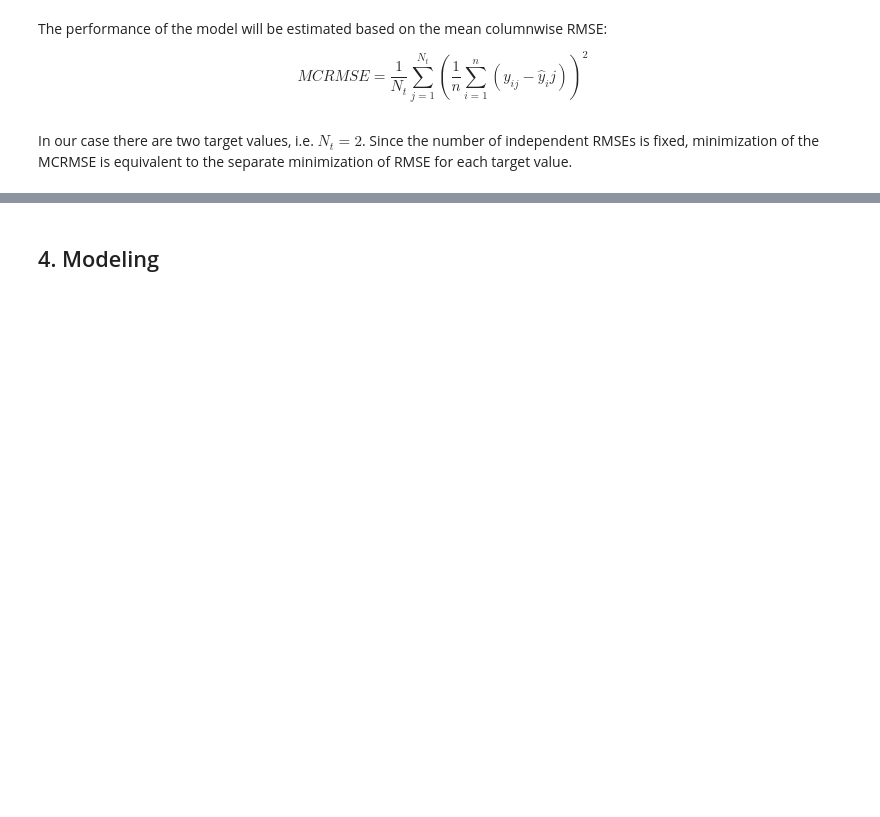
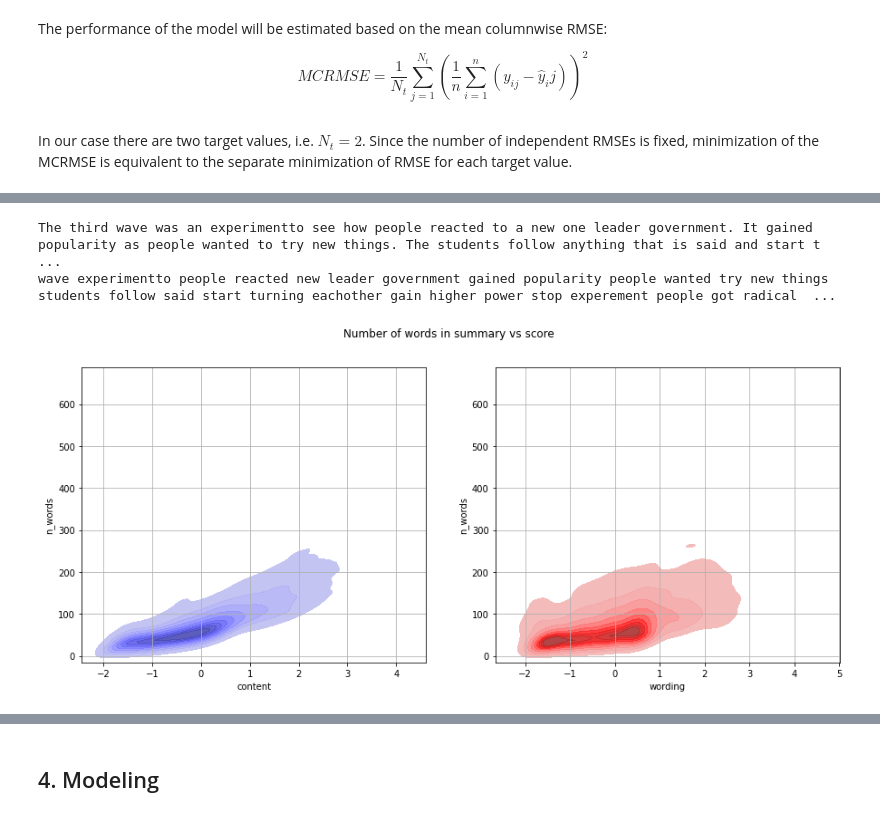
Before and after one commit to EvgeniyAzarov/iasa_nlp_homeworks, a Jupyter notebook: HW1_formalization_of_ml_task/hw1.ipynb, the cells around one changed output, grey strips where cells are left out. Cells and saved outputs as stored; diff of their text form; code cells hidden in the pictures; blank space fills up the shorter version.

```diff
--- a/HW1_formalization_of_ml_task/hw1.ipynb
+++ b/HW1_formalization_of_ml_task/hw1.ipynb
@@ -144,0 +164,46 @@ In our case there are two target values, i.e. $N_t = 2$. Since the number of ind
+# %%
+stop_words = stopwords.words("english")
+df['n_stopwords'] = df.apply(lambda x: len(set(x['text'].lower().split(" ")) & set(stop_words)), axis=1)
+# %%
+def preprocess_hard(text, join_back=True):
+    result = []
+    for token in gensim.utils.simple_preprocess(text):
+        # Stop Words Cleaning
+        if (
+            token not in gensim.parsing.preprocessing.STOPWORDS and
+            # len(token) > 2 and
+            token not in stop_words
+        ):
+            result.append(token)
+    if join_back:
+        result = " ".join(result)
+    return result
+# %%
+df['n_sentences'] = df.apply(lambda x: x['text'].count("."), axis=1)
+# %%
+df['cleaned_text'] = df['text'].str.lower().astype(str)
+df['cleaned_text'] = df['cleaned_text'].apply(lambda x: re.sub("[^A-Za-z0-9 ]+", " ", x))
+df['cleaned_text'] = df['cleaned_text'].apply(preprocess_hard)
+
+df['cleaned_prompt_text'] = df['prompt_text'].str.lower().astype(str)
+df['cleaned_prompt_text'] = df['cleaned_prompt_text'].apply(lambda x: re.sub("[^A-Za-z0-9 ]+", " ", x))
+df['cleaned_prompt_text'] = df['cleaned_prompt_text'].apply(preprocess_hard)
+# %%
+print(df.loc[0, 'text'])
+print(df.loc[0, 'cleaned_text'])
+# %% [output]
+The third wave was an experimentto see how people reacted to a new one leader government. It gained popularity as people wanted to try new things. The students follow anything that is said and start t ...
+wave experimentto people reacted new leader government gained popularity people wanted try new things students follow said start turning eachother gain higher power stop experement people got radical  ...
+# %%
+fig, axs = plt.subplots(1, 2, figsize=(15, 6))
+
+sns.kdeplot(data=df[df['is_train']], x='content', y='n_words', color='b', fill=True, alpha=0.9, ax=axs[0])
+sns.kdeplot(data=df[df['is_train']], x='wording', y='n_words', color='r', fill=True, alpha=0.9, ax=axs[1])
+
+axs[0].grid()
+axs[1].grid()
+
+plt.suptitle("Number of words in summary vs score")
+plt.show()
+# %% [output]
+[figure, added]
```
Also changed, not shown: parts of 47 cells of this notebook, 1 other file.
